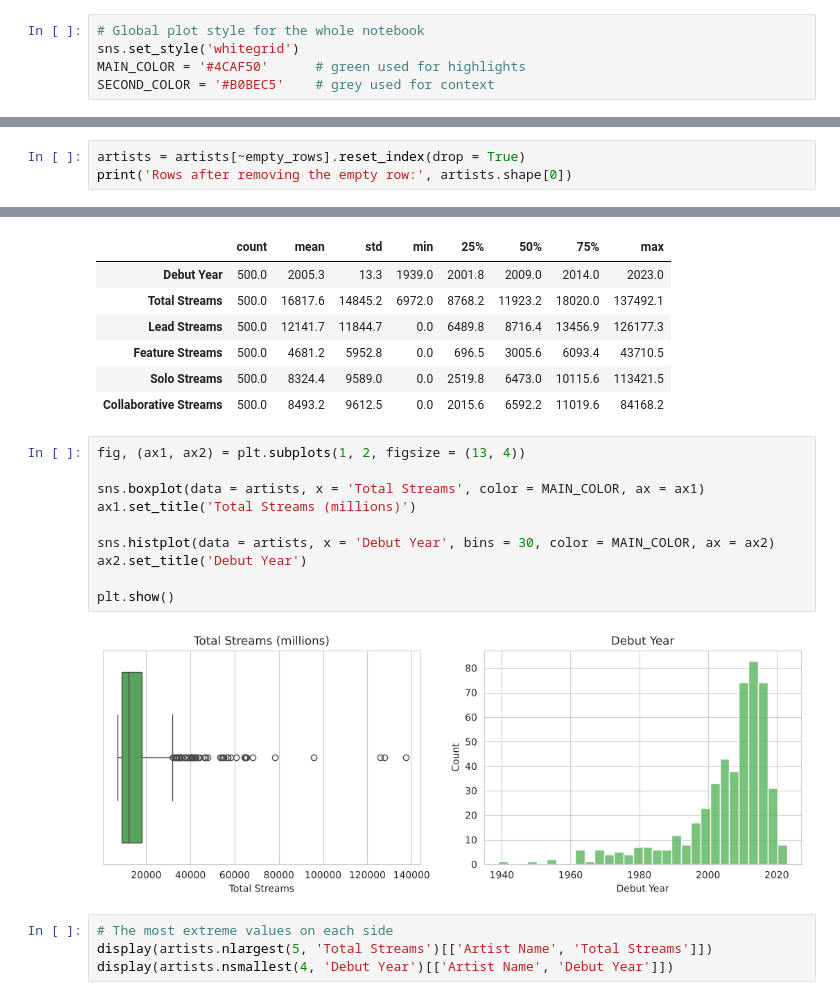
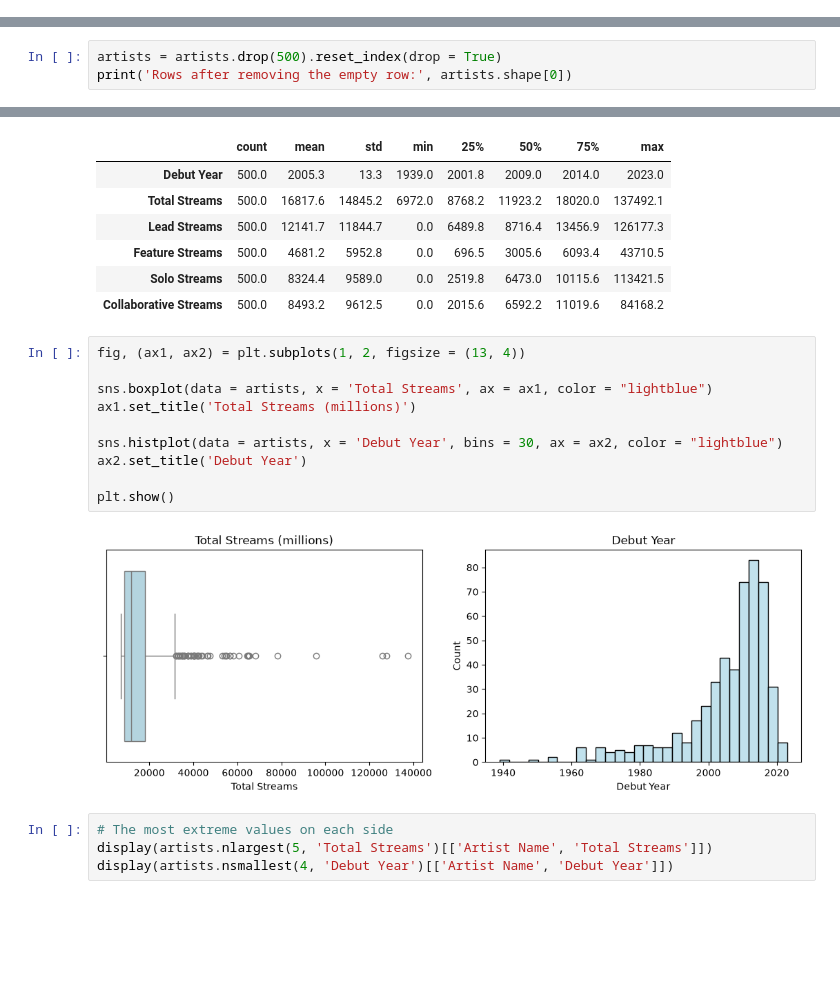
Before and after one commit to fabianaconstantino/pds_project, a Jupyter notebook: Group14_PDS_2627.ipynb, the cells around one changed output, grey strips where cells are left out. Cells and saved outputs as stored; diff of their text form; blank space fills up the shorter version.

```diff
--- a/Group14_PDS_2627.ipynb
+++ b/Group14_PDS_2627.ipynb
@@ -53,6 +25 @@ seaborn: 0.13.2
-# %%
-# Global plot style for the whole notebook
-sns.set_style('whitegrid')
-MAIN_COLOR = '#4CAF50'      # green used for highlights
-SECOND_COLOR = '#B0BEC5'    # grey used for context
 # %% [markdown]
@@ -212,5 +179,5 @@ One row (`Artist ID` 500) has **no information at all** besides the ID. It canno
 # %%
-artists = artists[~empty_rows].reset_index(drop = True)
+artists = artists.drop(500).reset_index(drop = True)
 print('Rows after removing the empty row:', artists.shape[0])
 # %% [output]
 Rows after removing the empty row: 500
@@ -475,15 +444,15 @@ artists[['Debut Year'] + stream_cols].describe().T.round(1)
 # %%
 fig, (ax1, ax2) = plt.subplots(1, 2, figsize = (13, 4))
 
-sns.boxplot(data = artists, x = 'Total Streams', color = MAIN_COLOR, ax = ax1)
+sns.boxplot(data = artists, x = 'Total Streams', ax = ax1, color = "lightblue")
 ax1.set_title('Total Streams (millions)')
 
-sns.histplot(data = artists, x = 'Debut Year', bins = 30, color = MAIN_COLOR, ax = ax2)
+sns.histplot(data = artists, x = 'Debut Year', bins = 30, ax = ax2, color = "lightblue")
 ax2.set_title('Debut Year')
 
 plt.show()
 # %% [output]
-[figure, old version]
+[figure, new version]
 # %%
 # The most extreme values on each side
 display(artists.nlargest(5, 'Total Streams')[['Artist Name', 'Total Streams']])
```
Also changed, not shown: parts of 71 cells of this notebook, 1 other file.
